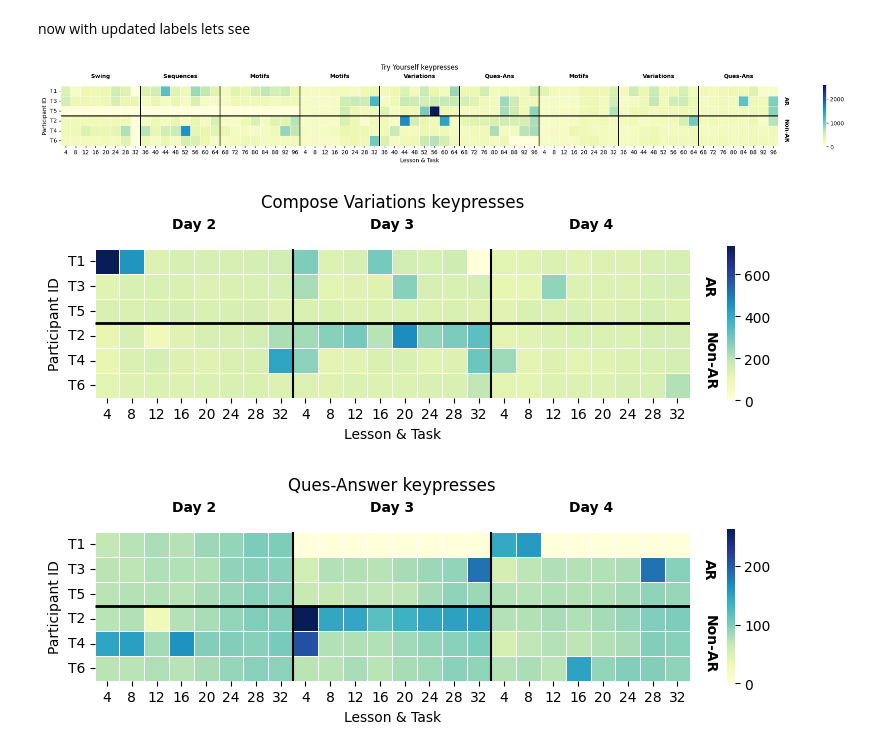
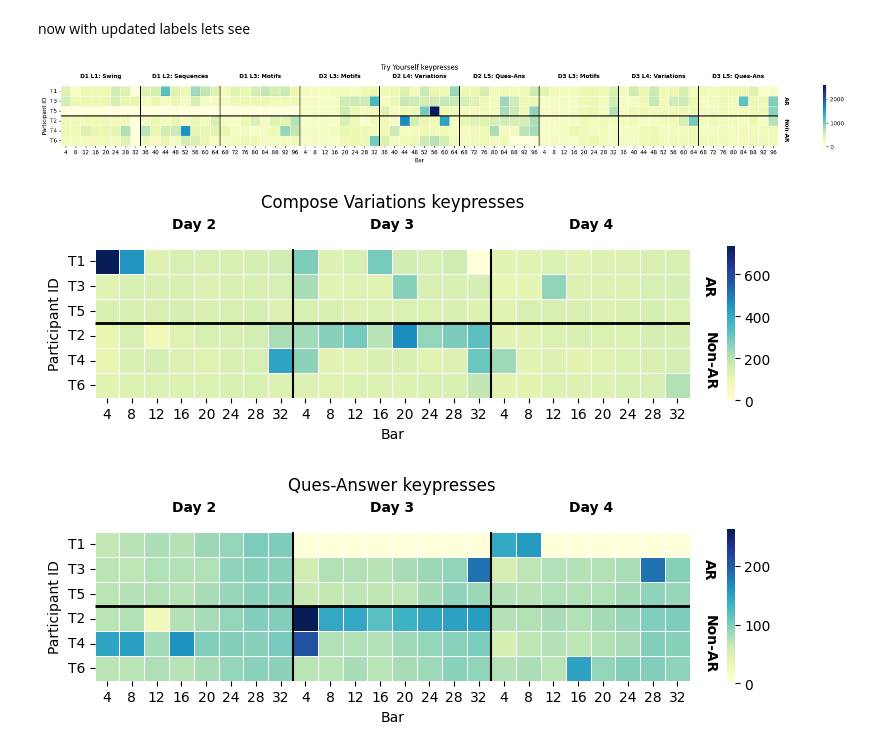
Before and after one commit to jrdndj/ImproVisAR-PilotPlots, a Jupyter notebook: ImproVisAR_keypressheatmap.ipynb, the cells around one changed output. Drawn from its saved outputs; the diff is of its cells as text; code cells hidden in the pictures.

```diff
--- a/ImproVisAR_keypressheatmap.ipynb
+++ b/ImproVisAR_keypressheatmap.ipynb
@@ -474,7 +474,7 @@ def get_lesson_boundaries(columns):
 split_idx = len(participants) // 2
 figsize1 = (len(heatmap1.columns) * 0.4, len(heatmap1.index) * 0.5)
 height_standard = figsize1[1]
-top_labels_l1_5 = ["Swing", "Sequences", "Motifs", "Motifs", "Variations", "Ques-Ans", "Motifs", "Variations", "Ques-Ans"]
+top_labels_l1_5 = ["D1 L1: Swing", "D1 L2: Sequences", "D1 L3: Motifs", "D2 L3: Motifs", "D2 L4: Variations", "D2 L5: Ques-Ans", "D3 L3: Motifs", "D3 L4: Variations", "D3 L5: Ques-Ans"]
 lesson_bounds_l1_5 = get_lesson_boundaries(columns_l1_5)
 
 plt.figure(figsize=(len(heatmap1.columns) * 0.4, height_standard + 1))
@@ -494,7 +494,7 @@ for i, label in enumerate(top_labels_l1_5):
     ax.text(midpoint, -0.7, label, ha='center', va='bottom', rotation=0, fontsize=10, fontweight='bold')
 
 plt.title("Try Yourself keypresses", pad=30)
-plt.xlabel("Lesson & Task")
+plt.xlabel("Bar")
 plt.ylabel("Participant ID")
 plt.xticks(rotation=0)
 plt.yticks(rotation=0)
@@ -505,34 +505,34 @@ plt.show()
 for heatmap_data, xticks, lesson_cols, filename, title in [
     (heatmap2, xticks2, columns_l7, "heatmap_lesson7.pdf", "Compose Variations keypresses"),
     (heatmap3, xticks3, columns_l8, "heatmap_lessons8.pdf", "Ques-Answer keypresses")]:
 
     plt.figure(figsize=(len(heatmap_data.columns) * 0.4, height_standard + 1))
     ax = sns.heatmap(heatmap_data, cmap="YlGnBu", cbar_kws={'shrink': 0.5},
                      xticklabels=xticks, yticklabels=True, square=True, linewidths=0.5, linecolor='white')
     ax.hlines(split_idx, *ax.get_xlim(), colors='black', linewidth=2)
     bounds = get_lesson_boundaries(lesson_cols)
     for col_idx in bounds[:-1]:
         ax.vlines(col_idx, *ax.get_ylim(), colors='black', linewidth=1.5)
 
     ax.text(ax.get_xlim()[1]+0.5, split_idx/2, "AR", va='center', ha='left', rotation=-90, fontsize=10, fontweight='bold')
     ax.text(ax.get_xlim()[1]+0.5, split_idx + (len(participants)-split_idx)/2, "Non-AR", va='center', ha='left', rotation=-90, fontsize=10, fontweight='bold')
 
     # Day labels centered between transitions
     day_labels = ["Day 2", "Day 3", "Day 4"]
     for i, label in enumerate(day_labels):
         start = bounds[i-1] if i > 0 else 0
         end = bounds[i] if i < len(bounds) else len(lesson_cols)
         midpoint = (start + end) / 2
         ax.text(midpoint, -0.7, label, ha='center', va='bottom', rotation=0, fontsize=10, fontweight='bold')
 
     plt.title(title, pad=30)
-    plt.xlabel("Lesson & Task")
+    plt.xlabel("Bar")
     plt.ylabel("Participant ID")
     plt.xticks(rotation=0)
     plt.yticks(rotation=0)
     plt.savefig(filename, format="pdf", bbox_inches="tight")
     plt.show()
 # %% [output]
-[figure, old version]
+[figure, new version]
-[figure, old version]
+[figure, new version]
-[figure, old version]
+[figure, new version]
```
Also changed, not shown: parts of 6 cells of this notebook.
